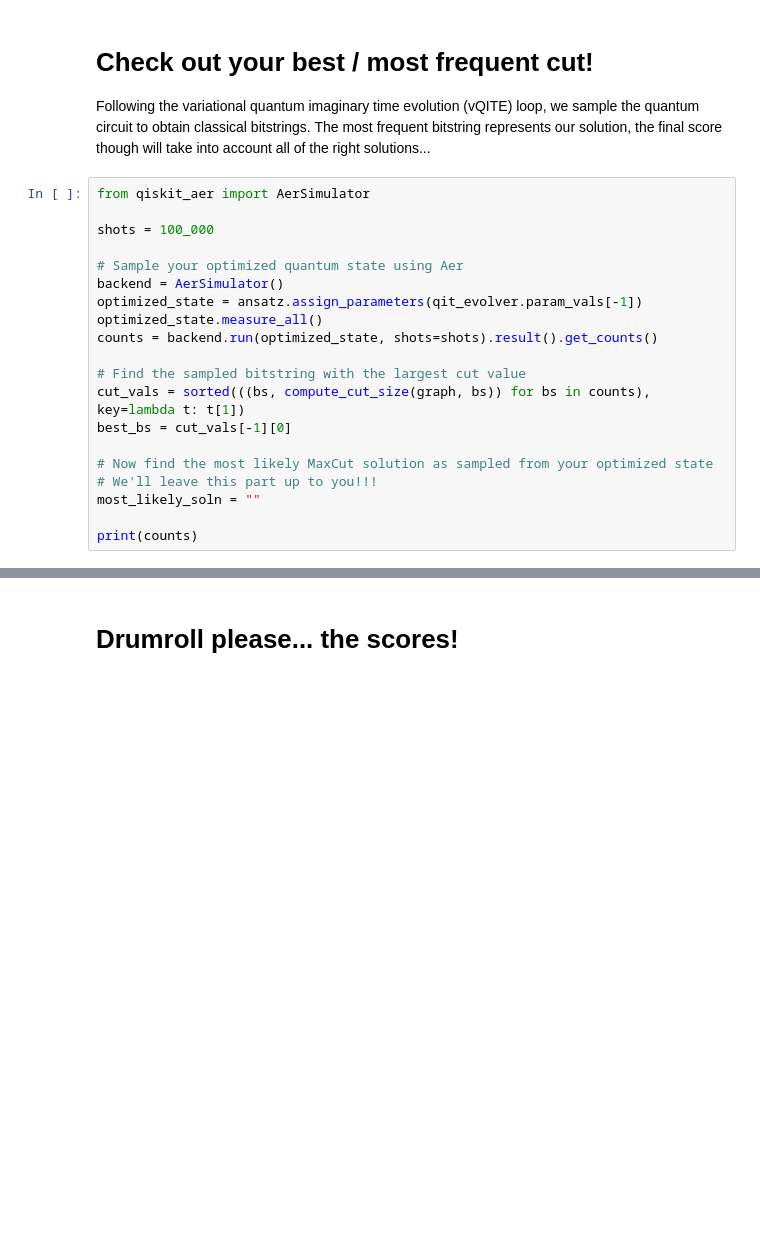
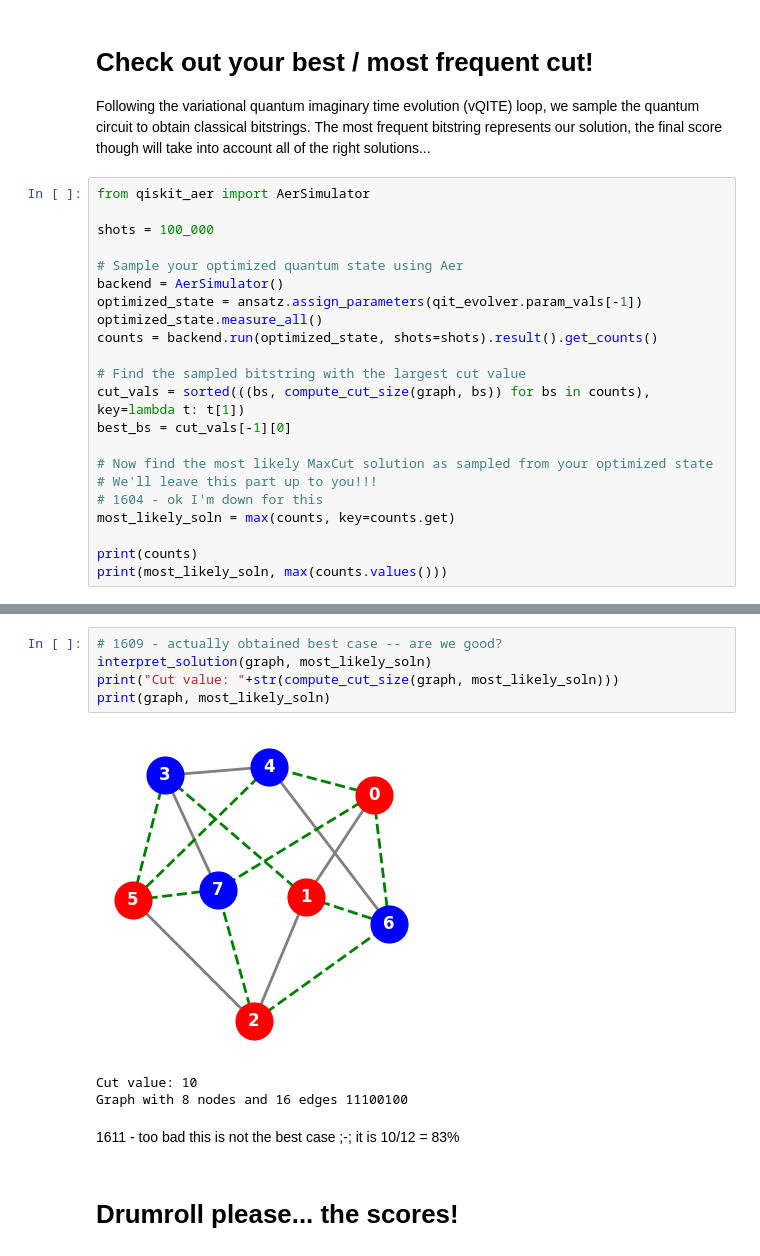
Before and after one commit to BelugaHaechi/2025-IonQ, a Jupyter notebook: IonQuHack2025.ipynb, the cells around one changed output, grey strips where cells are left out. Cells and saved outputs as stored; diff of their text form; blank space fills up the shorter version.

```diff
--- a/IonQuHack2025.ipynb
+++ b/IonQuHack2025.ipynb
@@ -781,7 +781,9 @@ best_bs = cut_vals[-1][0]
 
 # Now find the most likely MaxCut solution as sampled from your optimized state
 # We'll leave this part up to you!!!
-most_likely_soln = ""
+# 1604 - ok I'm down for this
+most_likely_soln = max(counts, key=counts.get)
 
 print(counts)
+print(most_likely_soln, max(counts.values()))
 # %% [output]
@@ -797,3 +801,15 @@ Graph with 8 nodes and 16 edges 10110100
+# %%
+# 1609 - actually obtained best case -- are we good?
+interpret_solution(graph, most_likely_soln)
+print("Cut value: "+str(compute_cut_size(graph, most_likely_soln)))
+print(graph, most_likely_soln)
+# %% [output]
+[figure, added]
+Cut value: 10
+Graph with 8 nodes and 16 edges 11100100
+# %% [markdown]
+1611 - too bad this is not the best case ;-;
+it is 10/12 = 83%
 # %% [markdown]
 # Drumroll please... the scores!
 # %%
```
Also changed, not shown: parts of 6 cells of this notebook, 1 other file.
